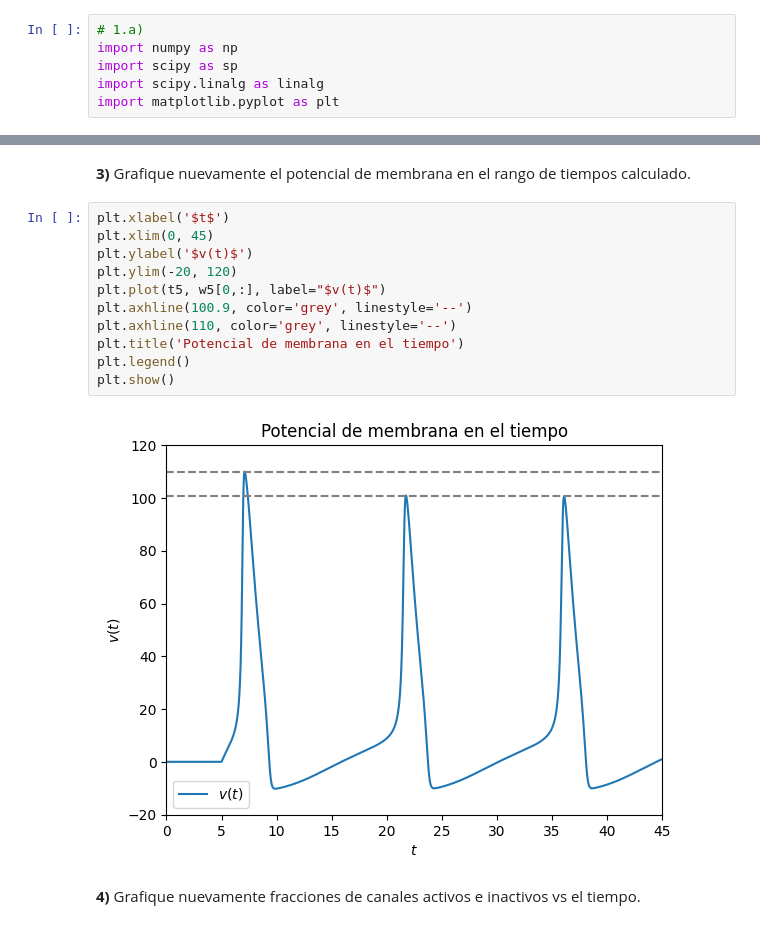
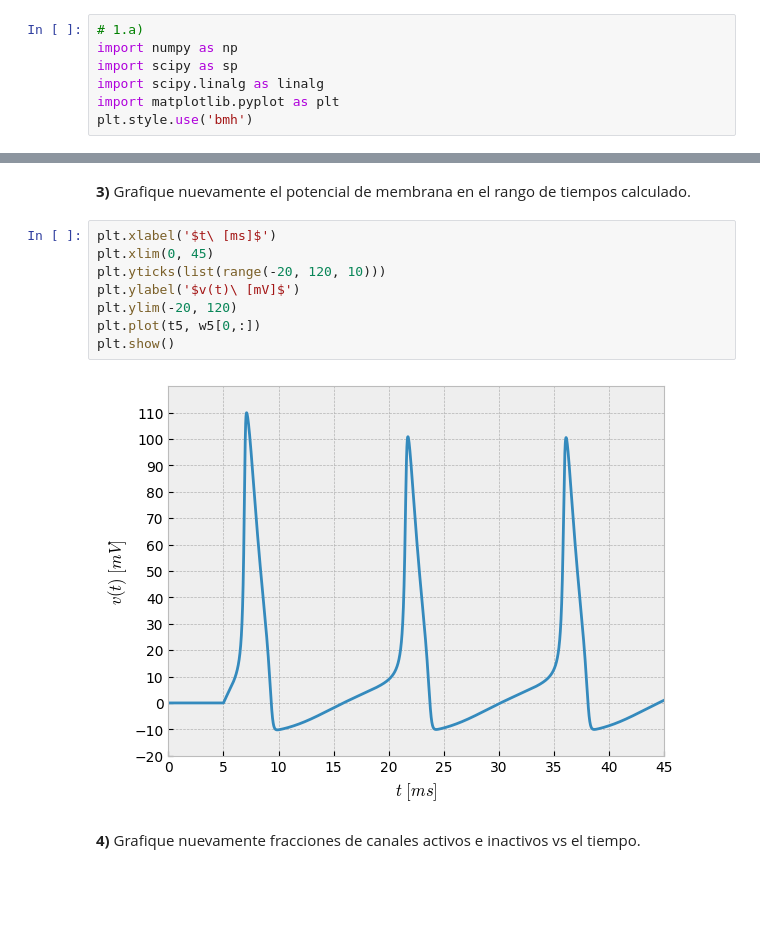
Before and after one commit to basbenja/RedesNeuronales-TrabajosPracticos, a Jupyter notebook: TP1/TrabajoPractico1.ipynb, the cells around one changed output, grey strips where cells are left out. Drawn from its saved outputs; the diff is of its cells as text; blank space fills up the shorter version.

```diff
--- a/TP1/TrabajoPractico1.ipynb
+++ b/TP1/TrabajoPractico1.ipynb
@@ -189,6 +189,7 @@ import numpy as np
 import scipy as sp
 import scipy.linalg as linalg
 import matplotlib.pyplot as plt
+plt.style.use('bmh')
 # %%
 # 1.b)
 # https://stackoverflow.com/questions/48905127/importing-py-files-in-google-colab
@@ -670,18 +667,15 @@ t5, w5 = integrador_ode(rk4, f, r0, a, b, k, params)
 # %% [markdown]
 **3)** Grafique nuevamente el potencial de membrana en el rango de tiempos calculado.
 # %%
-plt.xlabel('$t$')
+plt.xlabel('$t\ [ms]$')
 plt.xlim(0, 45)
-plt.ylabel('$v(t)$')
+plt.yticks(list(range(-20, 120, 10)))
+plt.ylabel('$v(t)\ [mV]$')
 plt.ylim(-20, 120)
-plt.plot(t5, w5[0,:], label="$v(t)$")
-plt.axhline(100.9, color='grey', linestyle='--')
-plt.axhline(110, color='grey', linestyle='--')
-plt.title('Potencial de membrana en el tiempo')
-plt.legend()
+plt.plot(t5, w5[0,:])
 plt.show()
 # %% [output]
-[figure, old version]
+[figure, new version]
 # %% [markdown]
 **4)** Grafique nuevamente fracciones de canales activos e inactivos vs el tiempo.
 # %%
```
Also changed, not shown: parts of 21 cells of this notebook, 18 other files.
